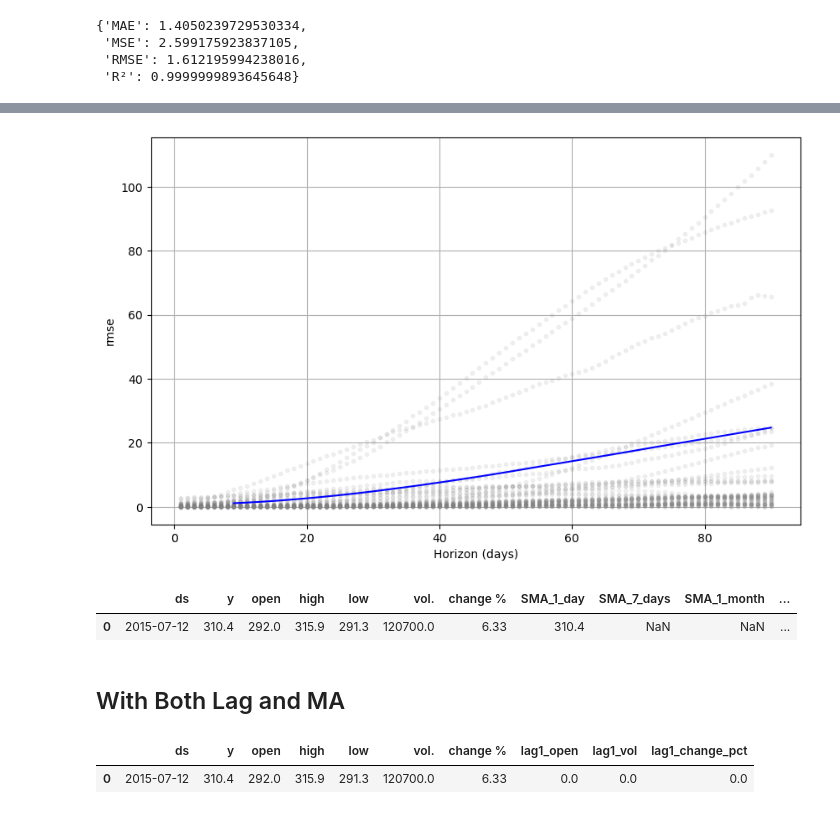
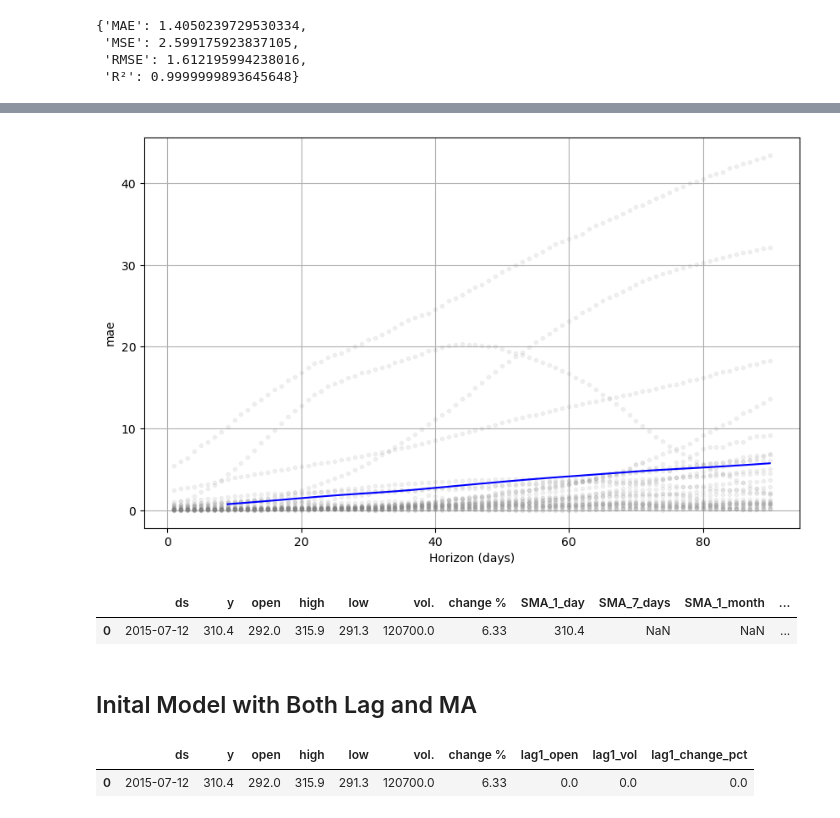
Before and after one commit to DoanNguyen2001/tap_bitcoin, a Jupyter notebook: sandesh_prophet_2.ipynb, the cells around one changed output, grey strips where cells are left out. Saved outputs shown, nothing was run; the diff lists cells and outputs as text; code cells hidden in the pictures.

```diff
--- a/sandesh_prophet_2.ipynb
+++ b/sandesh_prophet_2.ipynb
@@ -31,14 +34,6 @@ list(set(last_unique_letters))
-# %%
-# Function to convert 'K' and 'M' to numeric values
-def convert_to_numeric(val):
-    if isinstance(val, str):
-        if 'K' in val:
-            return float(val.replace('K', '')) * 1e3
-        elif 'M' in val:
-            return float(val.replace('M', '')) * 1e6
-    return float(val)
-# Apply the conversion to the 'vol.' column
-df['vol.'] = df['vol.'].apply(convert_to_numeric)
+# %%
+## changing the vol. column into numeric - by replace ing K and M with actutal values
+df['vol.'] = df['vol.'].apply(functions.convert_to_numeric)
 # %%
 df['date'] = pd.to_datetime(df['date'], dayfirst=True, errors='coerce')
 df = df.set_index('date')
@@ -494,17 +421,17 @@ print(performance[['horizon', 'rmse', 'mae', 'mape']])
 # %%
 from prophet.plot import plot_cross_validation_metric
 
 # Plot RMSE over the forecast horizon
-fig = plot_cross_validation_metric(cv_results, metric='rmse')
+fig = plot_cross_validation_metric(cv_results, metric='mae')
 # %% [output]
-[figure, old version]
+[figure, new version]
 # %%
 df_ma.head(1)
 # %% [output]
 |  | ds | y | open | high | low | vol. | change % | SMA_1_day | SMA_7_days | SMA_1_month | ... |
 | 0 | 2015-07-12 | 310.4 | 292.0 | 315.9 | 291.3 | 120700.0 | 6.33 | 310.4 | NaN | NaN | ... |
 # %% [markdown]
-## With Both Lag and MA
+## Inital Model with Both Lag and MA
 # %%
 df_n.head(1)
 # %% [output]
```
Also changed, not shown: parts of 63 cells of this notebook, 1 other file.
